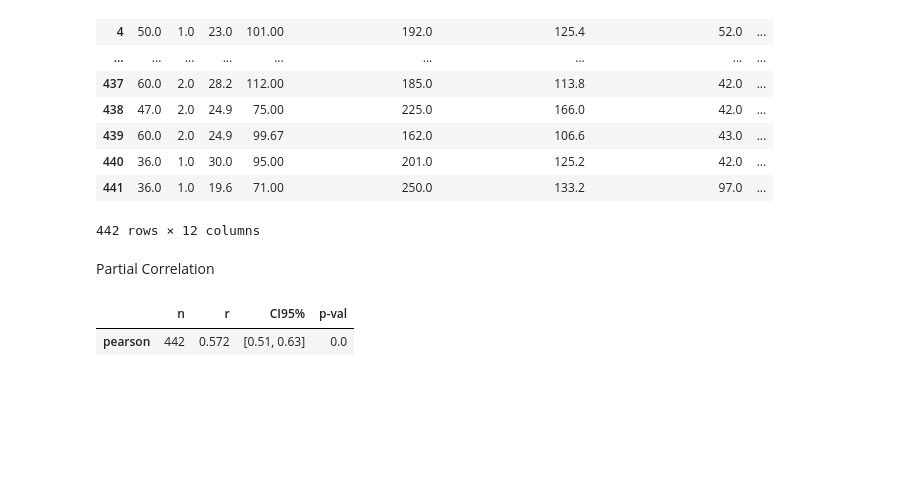
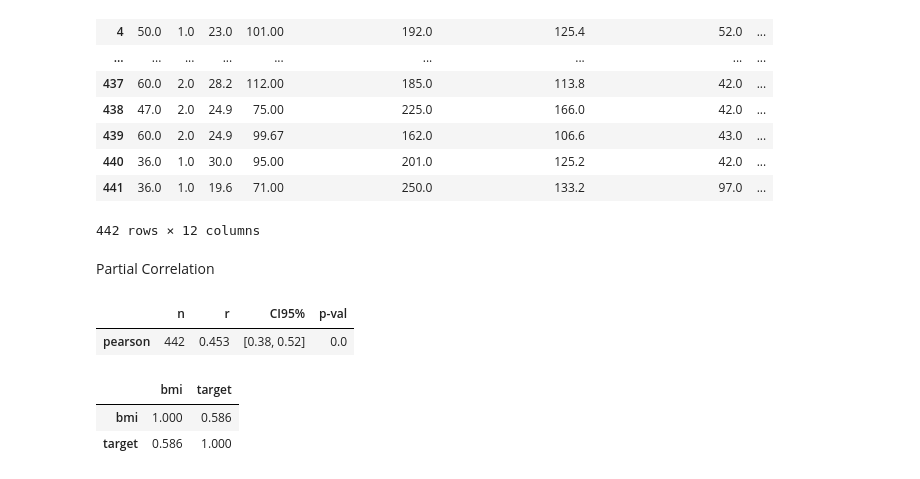
Before and after one commit to mglissmann/09_17_2024, a Jupyter notebook: diabetes_progression.ipynb, the cells around one changed output. Saved outputs shown, nothing was run; the diff lists cells and outputs as text; code cells hidden in the pictures; blank space fills up the shorter version.

```diff
--- a/diabetes_progression.ipynb
+++ b/diabetes_progression.ipynb
@@ -347,7 +347,13 @@ df_unscaled.join(lm_residuals)
 # %% [markdown]
 Partial Correlation
 # %%
-pg.partial_corr(data=df_unscaled, x='bmi', y='target', covar='age').round(3)
+pg.partial_corr(data=df_unscaled, x='bmi', y='target', covar='serum triglycerides level').round(3)
 # %% [output]
 |  | n | r | CI95% | p-val |
-| pearson | 442 | 0.572 | [0.51, 0.63] | 0.0 |
+| pearson | 442 | 0.453 | [0.38, 0.52] | 0.0 |
+# %%
+df_unscaled[['bmi','target']].pcorr().round(3)
+# %% [output]
+|  | bmi | target |
+| bmi | 1.000 | 0.586 |
+| target | 0.586 | 1.000 |
```
Also changed, not shown: parts of 2 cells of this notebook.
